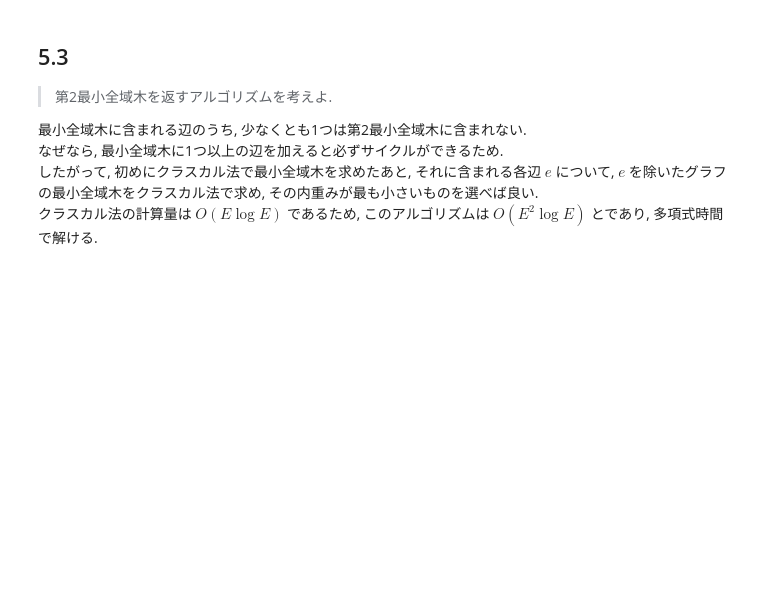
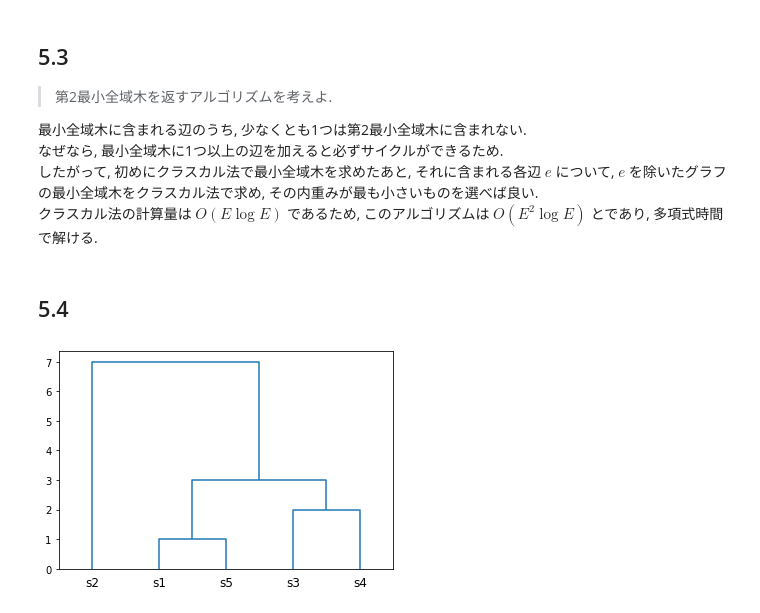
Before and after one commit to CSReading/Optimization, a Jupyter notebook: problems/chapter5/miiitomi.ipynb, the cells around one changed output. Drawn from its saved outputs; the diff is of its cells as text; code cells hidden in the pictures; blank space fills up the shorter version.

```diff
--- a/problems/chapter5/miiitomi.ipynb
+++ b/problems/chapter5/miiitomi.ipynb
@@ -79,3 +79,20 @@ iii) $e$ を $T$ に含める際, $e$ の両方の端点が $T$ に含まれて
 なぜなら, 最小全域木に1つ以上の辺を加えると必ずサイクルができるため.
 したがって, 初めにクラスカル法で最小全域木を求めたあと, それに含まれる各辺 $e$ について, $e$ を除いたグラフの最小全域木をクラスカル法で求め, その内重みが最も小さいものを選べば良い.
 クラスカル法の計算量は $O(E\log E)$ であるため, このアルゴリズムは $O(E^2\log E)$ とであり, 多項式時間で解ける.
+# %% [markdown]
+## 5.4
+# %%
+from scipy.cluster import hierarchy
+import numpy as np
+
+ytdist = np.array([
+    8, 3,  6, 1,
+       7, 10, 9,
+           2, 4,
+              5
+])
+Z = hierarchy.linkage(ytdist, 'single')
+hierarchy.dendrogram(Z, color_threshold=0,labels=['s1', 's2', 's3', 's4', 's5'])
+plt.show()
+# %% [output]
+[figure, added]
```
Also changed, not shown: parts of 2 cells of this notebook.
